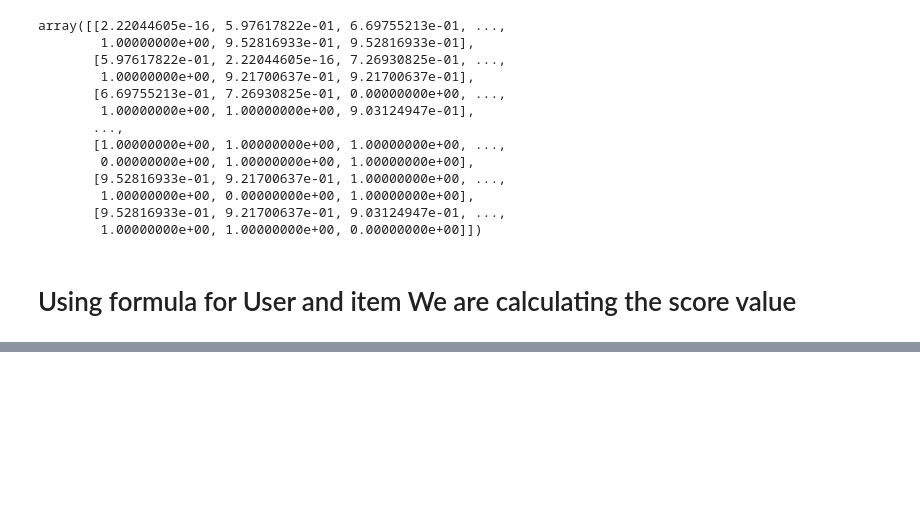
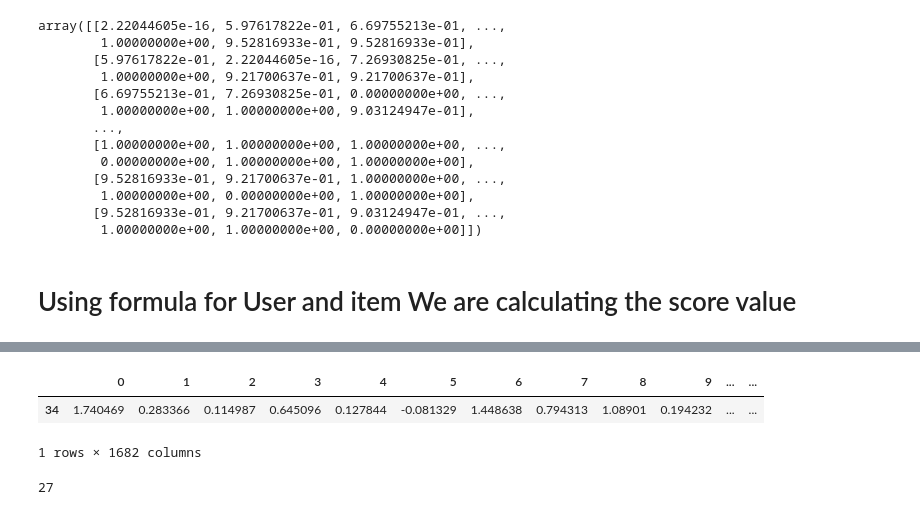
Before and after one commit to ShameemBanuAI/UserBased-Recommendation-System, a Jupyter notebook: userBased_Recommendation.ipynb, the cells around one changed output, grey strips where cells are left out. Cells and saved outputs as stored; diff of their text form; code cells hidden in the pictures; blank space fills up the shorter version.

```diff
--- a/userBased_Recommendation.ipynb
+++ b/userBased_Recommendation.ipynb
@@ -130,0 +262,2 @@ ValueError: Multi-dimensional indexing (e.g. `obj[:, None]`) is no longer suppor
+# %%
+gg=user_pred_trans[34]
@@ -130,0 +279,2 @@ ValueError: Multi-dimensional indexing (e.g. `obj[:, None]`) is no longer suppor
+# %%
+g=pd.DataFrame(gg)
@@ -130,0 +297,8 @@ ValueError: Multi-dimensional indexing (e.g. `obj[:, None]`) is no longer suppor
+# %%
+s=g.T
+# %%
+s
+# %% [output]
+|  | 0 | 1 | 2 | 3 | 4 | 5 | 6 | 7 | 8 | 9 | ... | ... |
+| 34 | 1.740469 | 0.283366 | 0.114987 | 0.645096 | 0.127844 | -0.081329 | 1.448638 | 0.794313 | 1.08901 | 0.194232 | ... | ... |
+1 rows × 1682 columns
@@ -130,0 +315,4 @@ ValueError: Multi-dimensional indexing (e.g. `obj[:, None]`) is no longer suppor
+# %%
+len(highest_Rated)
+# %% [output]
+27
```
Also changed, not shown: parts of 41 cells of this notebook.
